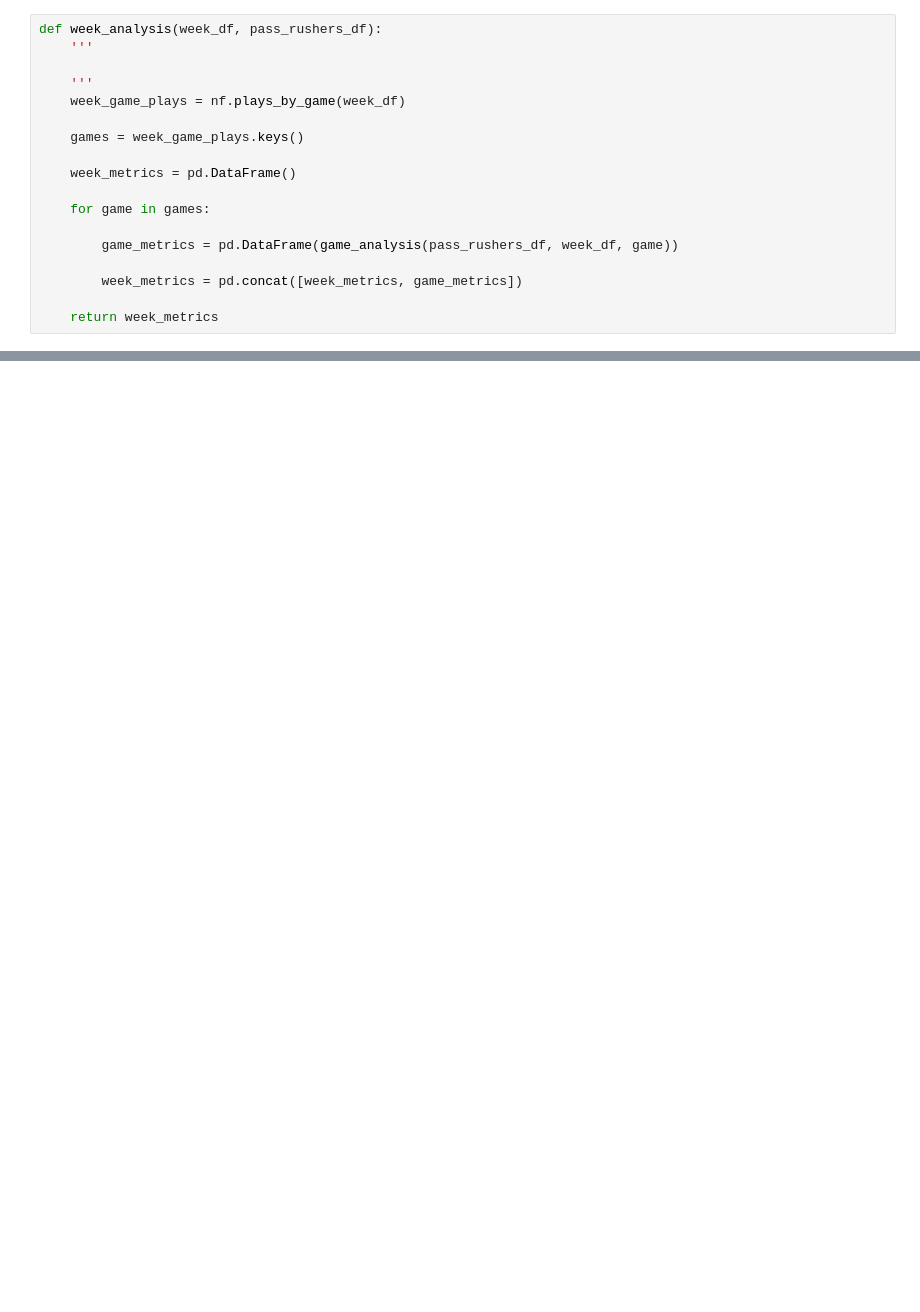
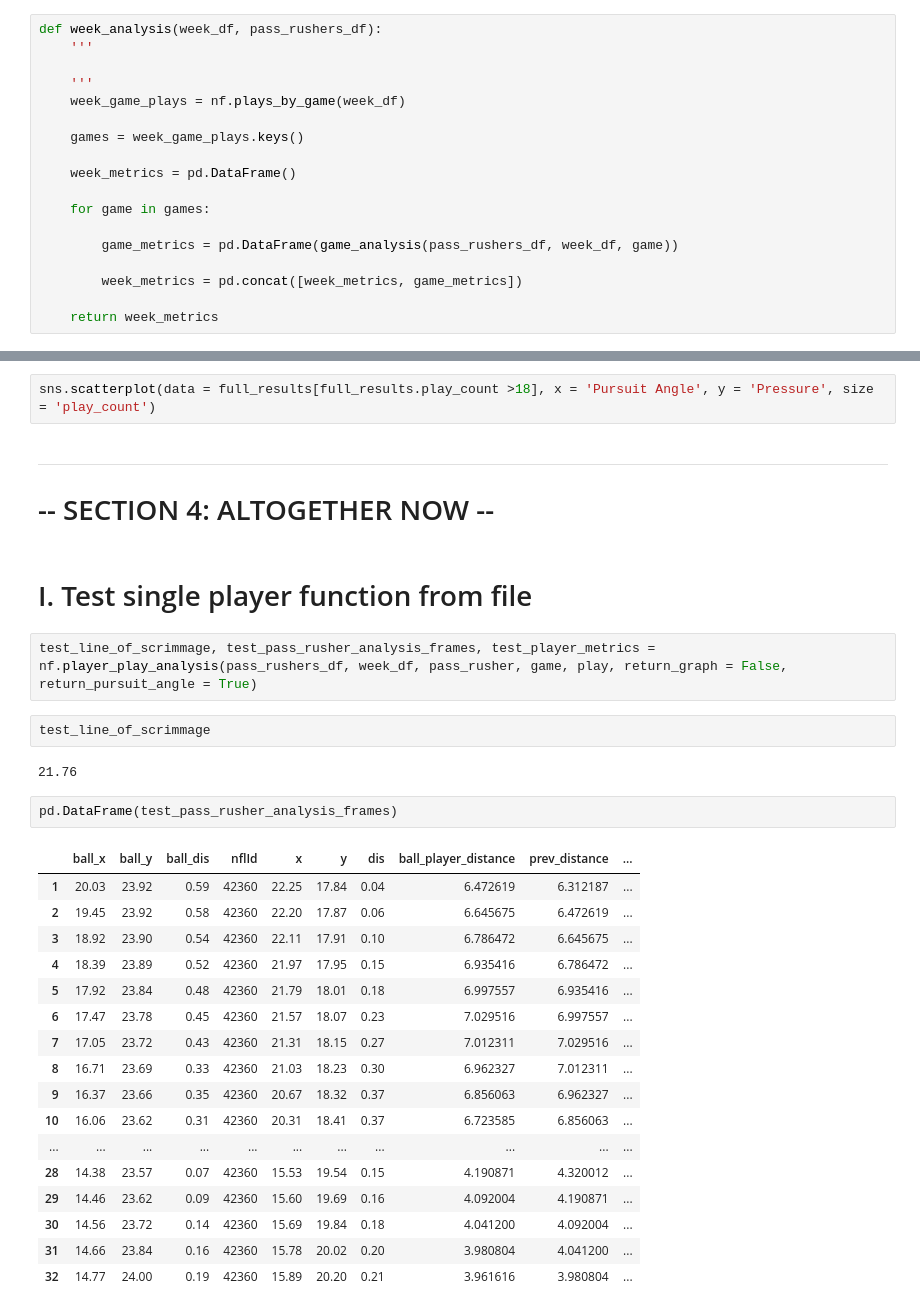
Before and after one commit to Miller-Ryan-1/nfl-linemen, a Jupyter notebook: passrush-efficiency_metric.ipynb, the cells around one changed output, grey strips where cells are left out. Cells and saved outputs as stored; diff of their text form; blank space fills up the shorter version.

```diff
--- a/passrush-efficiency_metric.ipynb
+++ b/passrush-efficiency_metric.ipynb
@@ -888,0 +647,33 @@ nf.full_analysis(grouped = True)
+# %%
+sns.scatterplot(data = full_results[full_results.play_count >18], x = 'Pursuit Angle', y = 'Pressure', size = 'play_count')
+# %% [markdown]
+---
+# -- SECTION 4: ALTOGETHER NOW --
+# %% [markdown]
+# I. Test single player function from file
+# %%
+test_line_of_scrimmage, test_pass_rusher_analysis_frames, test_player_metrics = nf.player_play_analysis(pass_rushers_df, week_df, pass_rusher, game, play, return_graph = False, return_pursuit_angle = True)
+# %%
+test_line_of_scrimmage
+# %% [output]
+21.76
+# %%
+pd.DataFrame(test_pass_rusher_analysis_frames)
+# %% [output]
+|  | ball_x | ball_y | ball_dis | nflId | x | y | dis | ball_player_distance | prev_distance | ... |
+| 1 | 20.03 | 23.92 | 0.59 | 42360 | 22.25 | 17.84 | 0.04 | 6.472619 | 6.312187 | ... |
+| 2 | 19.45 | 23.92 | 0.58 | 42360 | 22.20 | 17.87 | 0.06 | 6.645675 | 6.472619 | ... |
+| 3 | 18.92 | 23.90 | 0.54 | 42360 | 22.11 | 17.91 | 0.10 | 6.786472 | 6.645675 | ... |
+| 4 | 18.39 | 23.89 | 0.52 | 42360 | 21.97 | 17.95 | 0.15 | 6.935416 | 6.786472 | ... |
+| 5 | 17.92 | 23.84 | 0.48 | 42360 | 21.79 | 18.01 | 0.18 | 6.997557 | 6.935416 | ... |
+| 6 | 17.47 | 23.78 | 0.45 | 42360 | 21.57 | 18.07 | 0.23 | 7.029516 | 6.997557 | ... |
+| 7 | 17.05 | 23.72 | 0.43 | 42360 | 21.31 | 18.15 | 0.27 | 7.012311 | 7.029516 | ... |
+| 8 | 16.71 | 23.69 | 0.33 | 42360 | 21.03 | 18.23 | 0.30 | 6.962327 | 7.012311 | ... |
+| 9 | 16.37 | 23.66 | 0.35 | 42360 | 20.67 | 18.32 | 0.37 | 6.856063 | 6.962327 | ... |
+| 10 | 16.06 | 23.62 | 0.31 | 42360 | 20.31 | 18.41 | 0.37 | 6.723585 | 6.856063 | ... |
+| ... | ... | ... | ... | ... | ... | ... | ... | ... | ... | ... |
+| 28 | 14.38 | 23.57 | 0.07 | 42360 | 15.53 | 19.54 | 0.15 | 4.190871 | 4.320012 | ... |
+| 29 | 14.46 | 23.62 | 0.09 | 42360 | 15.60 | 19.69 | 0.16 | 4.092004 | 4.190871 | ... |
+| 30 | 14.56 | 23.72 | 0.14 | 42360 | 15.69 | 19.84 | 0.18 | 4.041200 | 4.092004 | ... |
+| 31 | 14.66 | 23.84 | 0.16 | 42360 | 15.78 | 20.02 | 0.20 | 3.980804 | 4.041200 | ... |
+| 32 | 14.77 | 24.00 | 0.19 | 42360 | 15.89 | 20.20 | 0.21 | 3.961616 | 3.980804 | ... |
```
Also changed, not shown: parts of 97 cells of this notebook, 1 other file.
